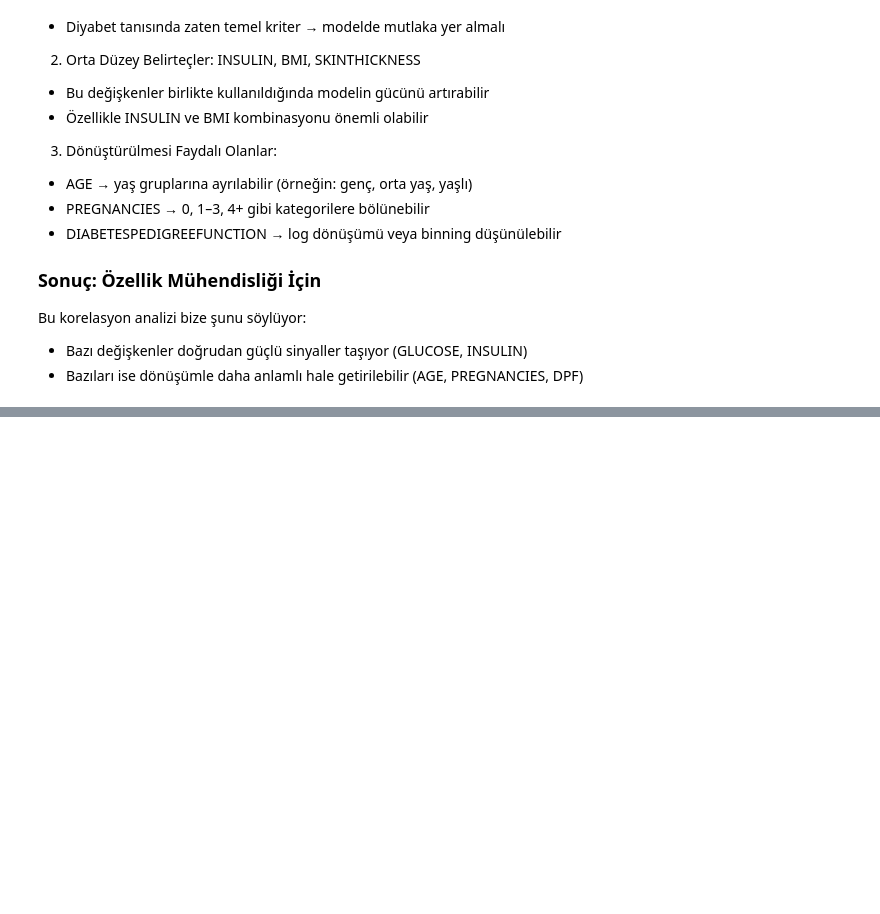
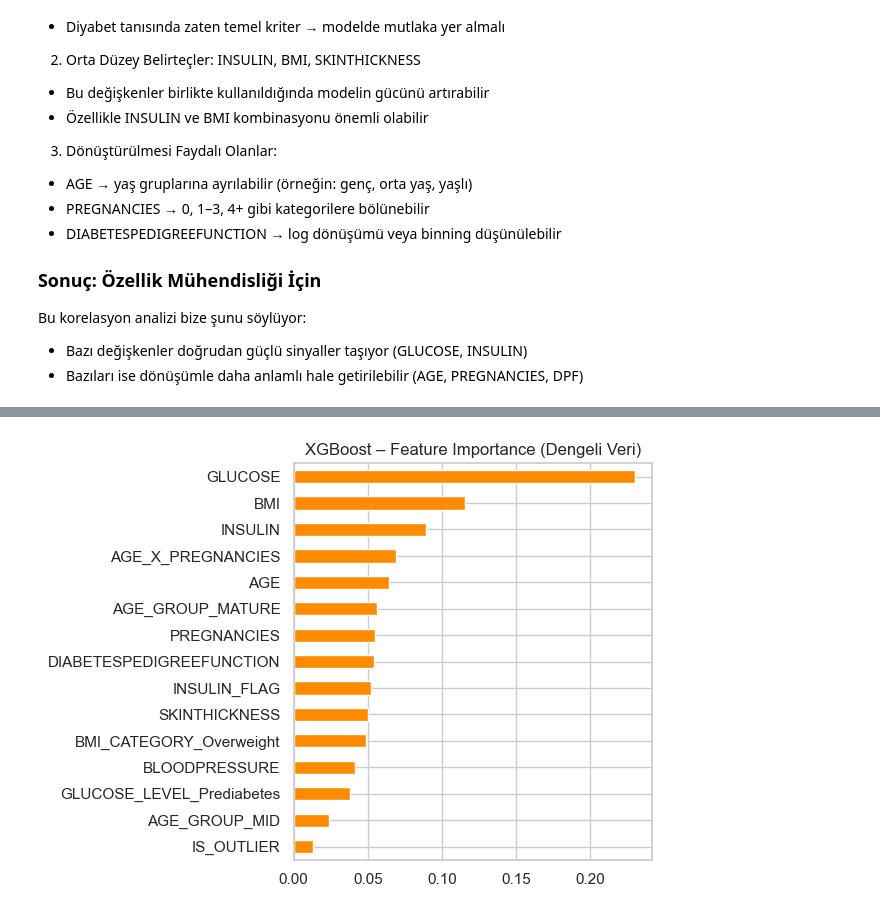
Before and after one commit to omeruncu/Diabetes-Detector, a Jupyter notebook: notebooks/01_eda.ipynb, the cells around one changed output, grey strips where cells are left out. Saved outputs shown, nothing was run; the diff lists cells and outputs as text; code cells hidden in the pictures; blank space fills up the shorter version.

```diff
--- a/notebooks/01_eda.ipynb
+++ b/notebooks/01_eda.ipynb
@@ -495,0 +665,13 @@ Bu korelasyon analizi bize şunu söylüyor:
+# %%
+# Örnek: Dengeli XGBoost
+xgb_model = trained_models["Dengeli - XGBoost"]
+X_train = X_trains["Dengeli"]
+
+xgb_importances = pd.Series(xgb_model.feature_importances_, index=X_train.columns)
+xgb_importances.sort_values(ascending=False).head(15).plot(kind="barh", color="darkorange")
+plt.title("XGBoost – Feature Importance (Dengeli Veri)")
+plt.gca().invert_yaxis()
+plt.tight_layout()
+plt.show()
+# %% [output]
+[figure, added]
```
Also changed, not shown: parts of 47 cells of this notebook, 5 other files.
